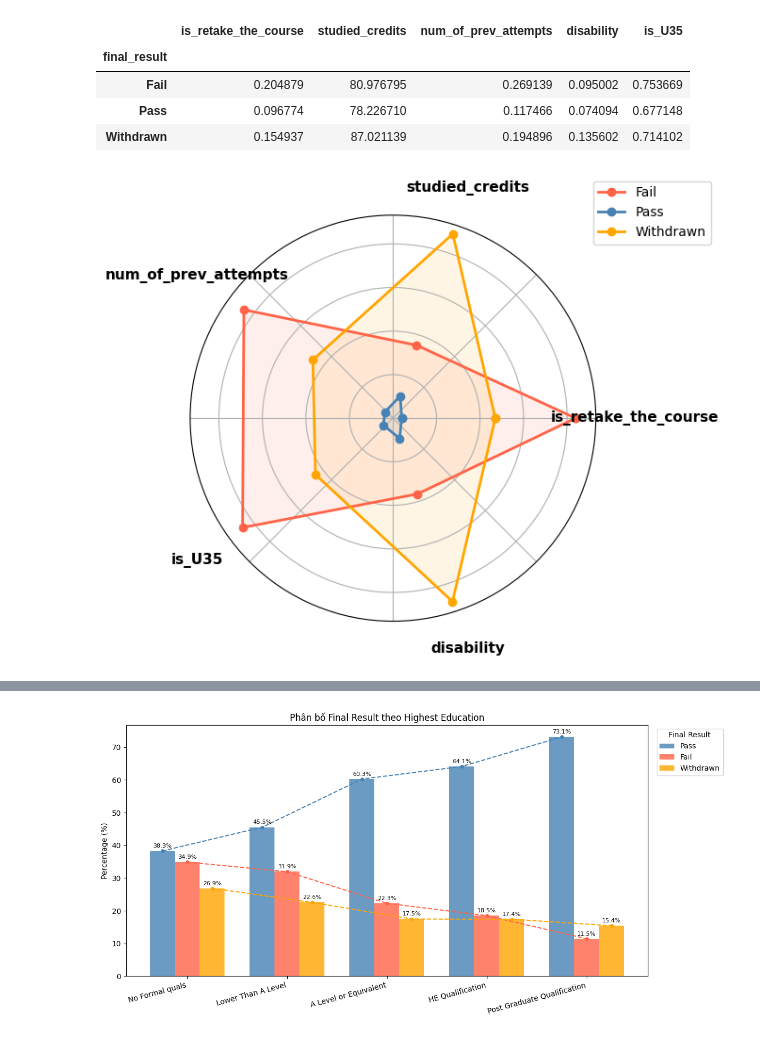
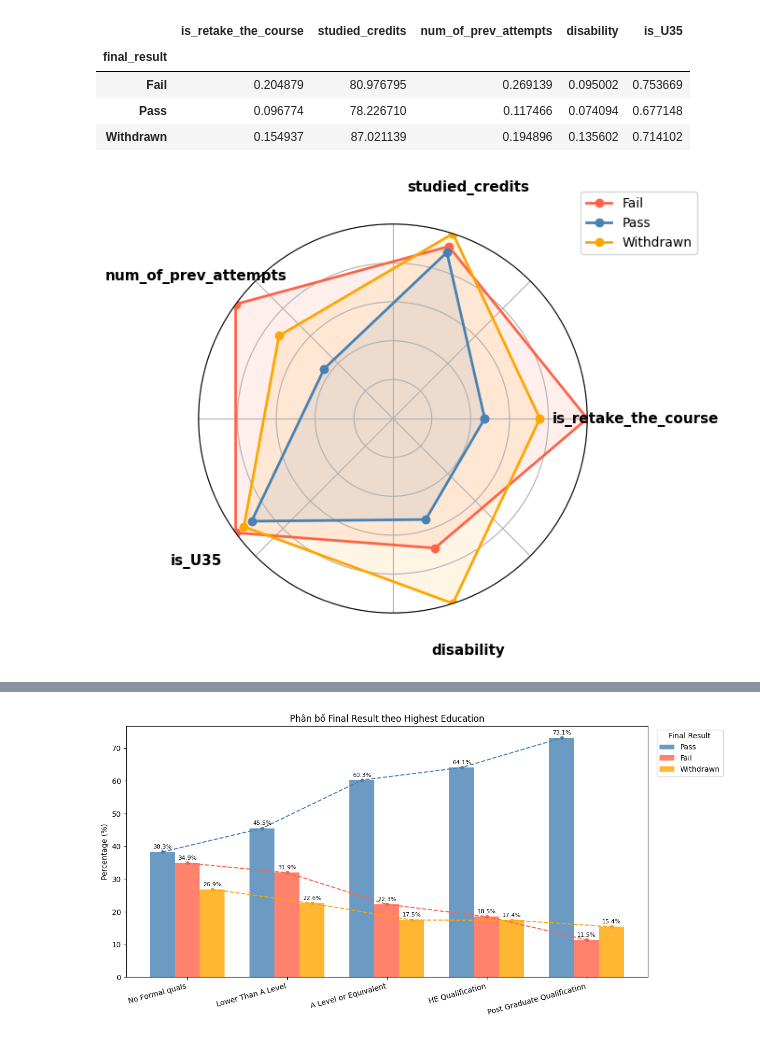
Before and after one commit to thiennguyen37-qn/early-academic-risk-warning, a Jupyter notebook: notebooks/EDA.ipynb, the cells around one changed output, grey strips where cells are left out. Cells and saved outputs as stored; diff of their text form; code cells hidden in the pictures.

```diff
--- a/notebooks/EDA.ipynb
+++ b/notebooks/EDA.ipynb
@@ -907,43 +929,39 @@ def plot_radar(df, categories, group_col, groups=None, colors=None):
             df_encoded[col] = (df_encoded[col] == 'Y').astype(int)
 
     data = df_encoded.groupby(group_col)[categories].mean()
-
-    # Z-score — thêm epsilon tránh chia 0
-    data_norm = (data - data.mean()) / (data.std() + 1e-8)
-    data_norm = data_norm.fillna(0)
-    data_norm = data_norm - data_norm.min().min() + 0.1
-
-    max_val = data_norm.values.max()
+    data_norm = data / data.max()
 
     N = len(categories)
     angles = [n / float(N) * 2 * np.pi for n in range(N)]
     angles += angles[:1]
 
     fig, ax = plt.subplots(figsize=(7, 7), subplot_kw=dict(polar=True))
 
     for group, color in zip(groups, colors):
         values = data_norm.loc[group].tolist()
         values += values[:1]
         ax.plot(angles, values, 'o-', linewidth=2, label=group, color=color)
         ax.fill(angles, values, alpha=0.1, color=color)
 
     ax.set_xticklabels([])
     for angle, label in zip(angles[:-1], categories):
-        ax.text(angle, max_val * 1.25, label,
+        ax.text(angle, 1.25, label,
                 ha='center', va='center', fontsize=11, fontweight='bold')
 
+    ax.set_ylim(0, 1)
     ax.set_yticklabels([])
     ax.legend(loc='upper right', bbox_to_anchor=(1.3, 1.1))
     plt.tight_layout()
     plt.show()
+
 
 plot_radar(
     df=analysis_df,
     categories=['is_retake_the_course', 'studied_credits', 'num_of_prev_attempts', 'is_U35', 'disability'],
     group_col='final_result',
     groups=['Fail', 'Pass', 'Withdrawn'],
     colors=['tomato', 'steelblue', 'orange']
 )
 # %% [output]
-[figure, old version]
+[figure, new version]
 # %% [markdown]
```
Also changed, not shown: parts of 24 cells of this notebook.
